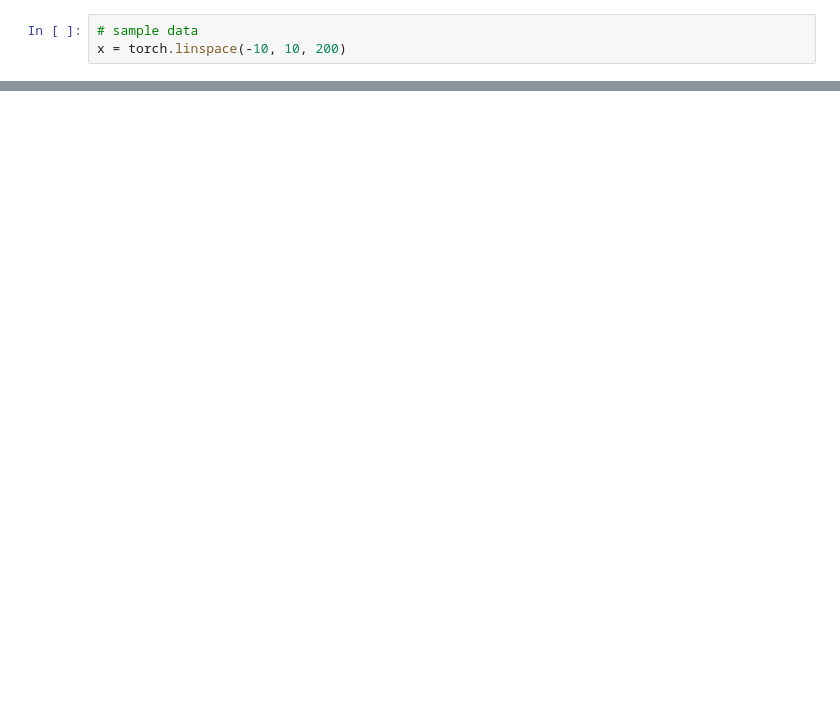
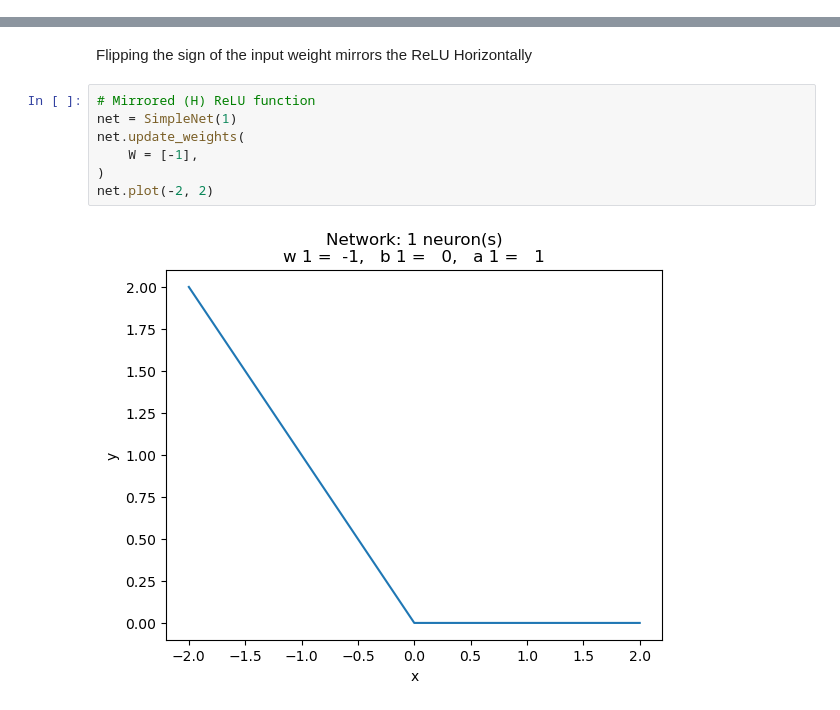
Before and after one commit to PaulusBoskabouter/EvoNet, a Jupyter notebook: experiment_beau.ipynb, the cells around one changed output, grey strips where cells are left out. Drawn from its saved outputs; the diff is of its cells as text; blank space fills up the shorter version.

```diff
--- a/experiment_beau.ipynb
+++ b/experiment_beau.ipynb
@@ -5,3 +5,0 @@ import torch.nn as nn
-# %%
-# sample data
-x = torch.linspace(-10, 10, 200)
@@ -63,0 +69,11 @@ else:
+# %% [markdown]
+Flipping the sign of the input weight mirrors the ReLU Horizontally
+# %%
+# Mirrored (H) ReLU function
+net = SimpleNet(1)
+net.update_weights(
+    W = [-1],
+)
+net.plot(-2, 2)
+# %% [output]
+[figure, added]
```
Also changed, not shown: parts of 20 cells of this notebook.
